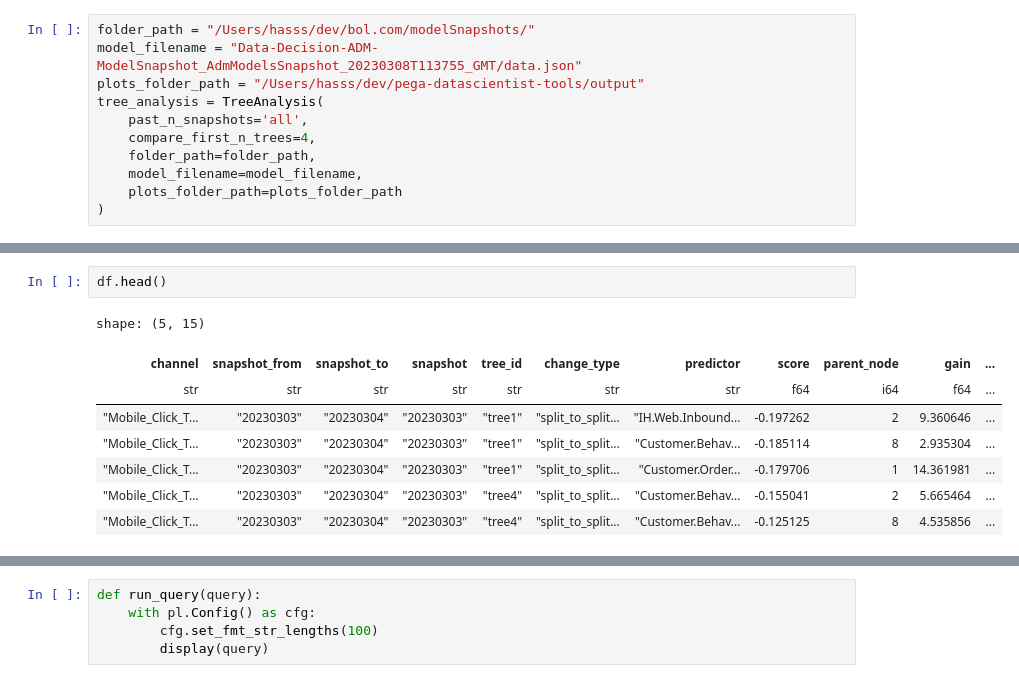
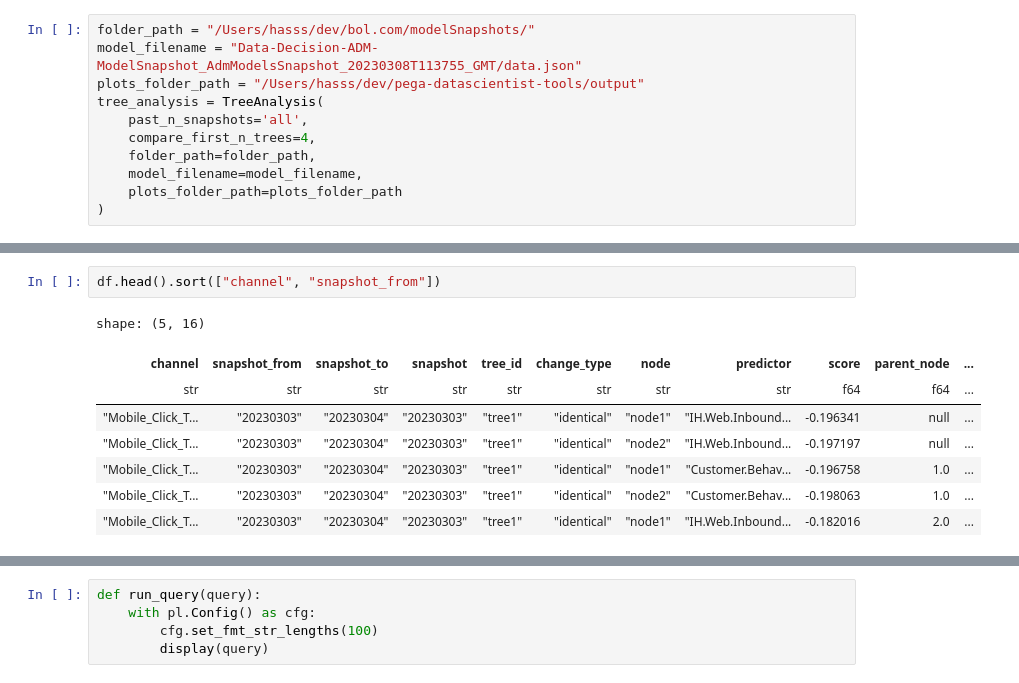
Before and after one commit to shaniyahassanali/pega-datascientist-tools, a Jupyter notebook: examples/datamart/TreeAnalysis.ipynb, the cells around one changed output, grey strips where cells are left out. Drawn from its saved outputs; the diff is of its cells as text.

```diff
--- a/examples/datamart/TreeAnalysis.ipynb
+++ b/examples/datamart/TreeAnalysis.ipynb
@@ -19,11 +41,11 @@ df = tree_analysis.get_df()
 # %%
-df.head()
+df.head().sort(["channel", "snapshot_from"])
 # %% [output]
-shape: (5, 15)
+shape: (5, 16)
-| channel | snapshot_from | snapshot_to | snapshot | tree_id | change_type | predictor | score | parent_node | gain | ... |
-| str | str | str | str | str | str | str | f64 | i64 | f64 | ... |
-| "Mobile_Click_T... | "20230303" | "20230304" | "20230303" | "tree1" | "split_to_split... | "IH.Web.Inbound... | -0.197262 | 2 | 9.360646 | ... |
-| "Mobile_Click_T... | "20230303" | "20230304" | "20230303" | "tree1" | "split_to_split... | "Customer.Behav... | -0.185114 | 8 | 2.935304 | ... |
-| "Mobile_Click_T... | "20230303" | "20230304" | "20230303" | "tree1" | "split_to_split... | "Customer.Order... | -0.179706 | 1 | 14.361981 | ... |
-| "Mobile_Click_T... | "20230303" | "20230304" | "20230303" | "tree4" | "split_to_split... | "Customer.Behav... | -0.155041 | 2 | 5.665464 | ... |
-| "Mobile_Click_T... | "20230303" | "20230304" | "20230303" | "tree4" | "split_to_split... | "Customer.Behav... | -0.125125 | 8 | 4.535856 | ... |
+| channel | snapshot_from | snapshot_to | snapshot | tree_id | change_type | node | predictor | score | parent_node | ... |
+| str | str | str | str | str | str | str | str | f64 | f64 | ... |
+| "Mobile_Click_T... | "20230303" | "20230304" | "20230303" | "tree1" | "identical" | "node1" | "IH.Web.Inbound... | -0.196341 | null | ... |
+| "Mobile_Click_T... | "20230303" | "20230304" | "20230303" | "tree1" | "identical" | "node2" | "IH.Web.Inbound... | -0.197197 | null | ... |
+| "Mobile_Click_T... | "20230303" | "20230304" | "20230303" | "tree1" | "identical" | "node1" | "Customer.Behav... | -0.196758 | 1.0 | ... |
+| "Mobile_Click_T... | "20230303" | "20230304" | "20230303" | "tree1" | "identical" | "node2" | "Customer.Behav... | -0.198063 | 1.0 | ... |
+| "Mobile_Click_T... | "20230303" | "20230304" | "20230303" | "tree1" | "identical" | "node1" | "IH.Web.Inbound... | -0.182016 | 2.0 | ... |
```
Also changed, not shown: parts of 15 cells of this notebook, 2 other files.
